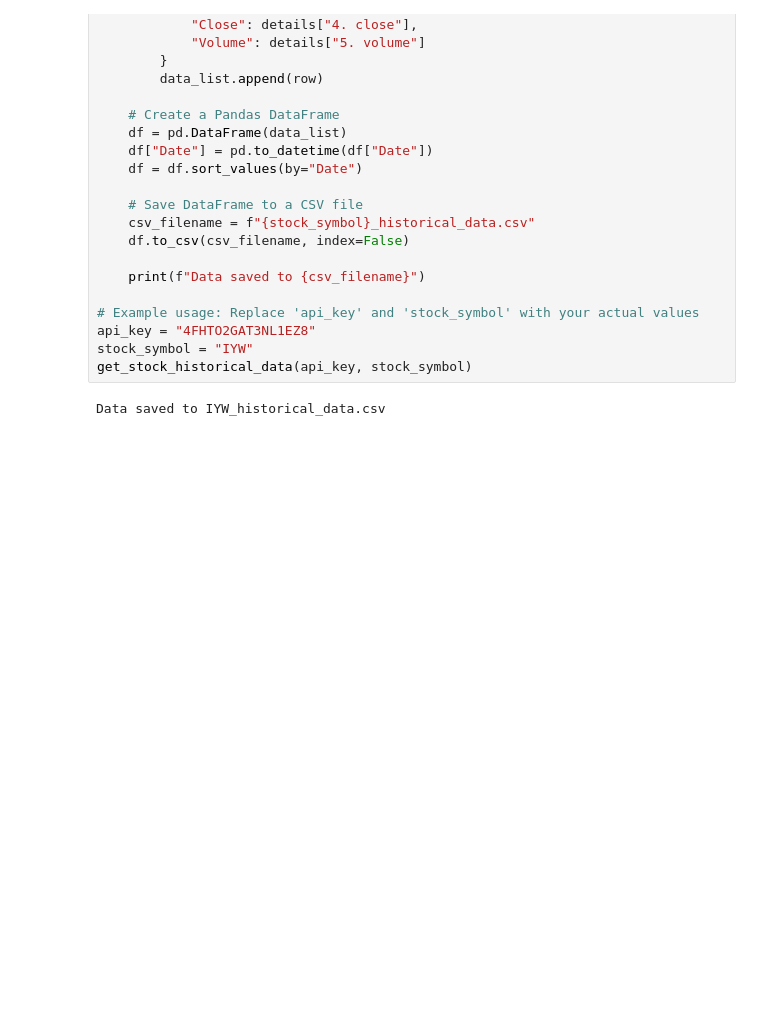
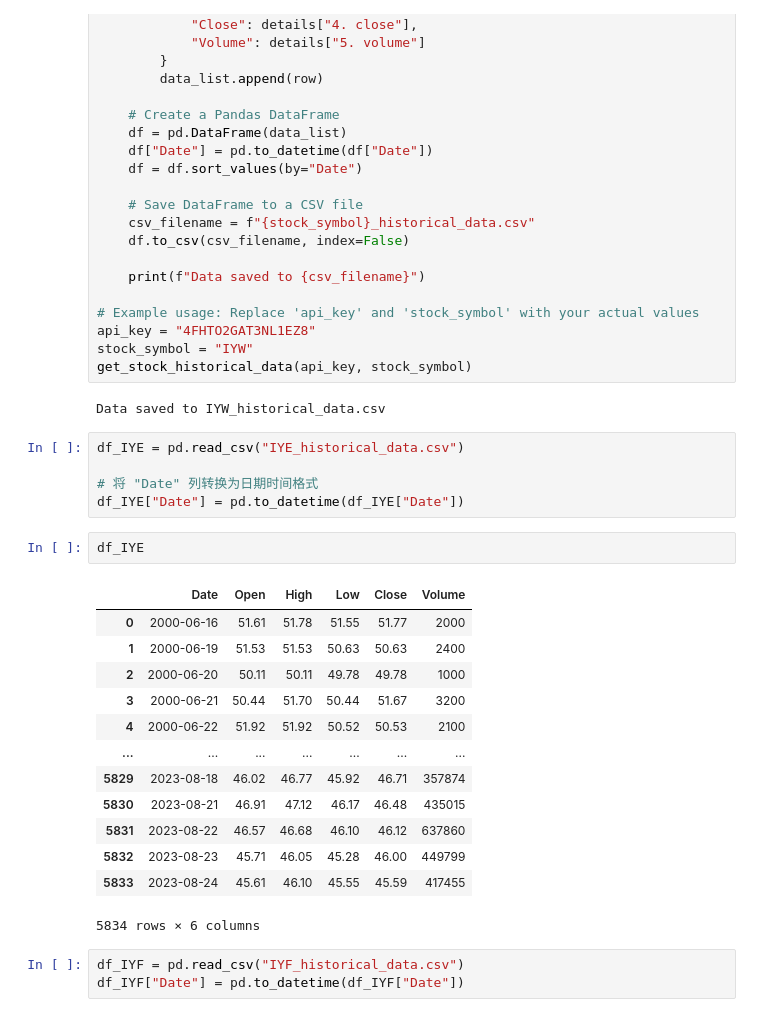
Before and after one commit to chyj0805/Project_2, a Jupyter notebook: Data_Prepareation.ipynb, the cells around one changed output. Cells and saved outputs as stored; diff of their text form; blank space fills up the shorter version.

```diff
--- a/Data_Prepareation.ipynb
+++ b/Data_Prepareation.ipynb
@@ -55,3 +55,27 @@ stock_symbol = "IYW"
 get_stock_historical_data(api_key, stock_symbol)
 # %% [output]
 Data saved to IYW_historical_data.csv
+# %%
+df_IYE = pd.read_csv("IYE_historical_data.csv")
+
+# 将 "Date" 列转换为日期时间格式
+df_IYE["Date"] = pd.to_datetime(df_IYE["Date"])
+# %%
+df_IYE
+# %% [output]
+|  | Date | Open | High | Low | Close | Volume |
+| 0 | 2000-06-16 | 51.61 | 51.78 | 51.55 | 51.77 | 2000 |
+| 1 | 2000-06-19 | 51.53 | 51.53 | 50.63 | 50.63 | 2400 |
+| 2 | 2000-06-20 | 50.11 | 50.11 | 49.78 | 49.78 | 1000 |
+| 3 | 2000-06-21 | 50.44 | 51.70 | 50.44 | 51.67 | 3200 |
+| 4 | 2000-06-22 | 51.92 | 51.92 | 50.52 | 50.53 | 2100 |
+| ... | ... | ... | ... | ... | ... | ... |
+| 5829 | 2023-08-18 | 46.02 | 46.77 | 45.92 | 46.71 | 357874 |
+| 5830 | 2023-08-21 | 46.91 | 47.12 | 46.17 | 46.48 | 435015 |
+| 5831 | 2023-08-22 | 46.57 | 46.68 | 46.10 | 46.12 | 637860 |
+| 5832 | 2023-08-23 | 45.71 | 46.05 | 45.28 | 46.00 | 449799 |
+| 5833 | 2023-08-24 | 45.61 | 46.10 | 45.55 | 45.59 | 417455 |
+5834 rows × 6 columns
+# %%
+df_IYF = pd.read_csv("IYF_historical_data.csv")
+df_IYF["Date"] = pd.to_datetime(df_IYF["Date"])
```
Also changed, not shown: parts of 3 cells of this notebook.
